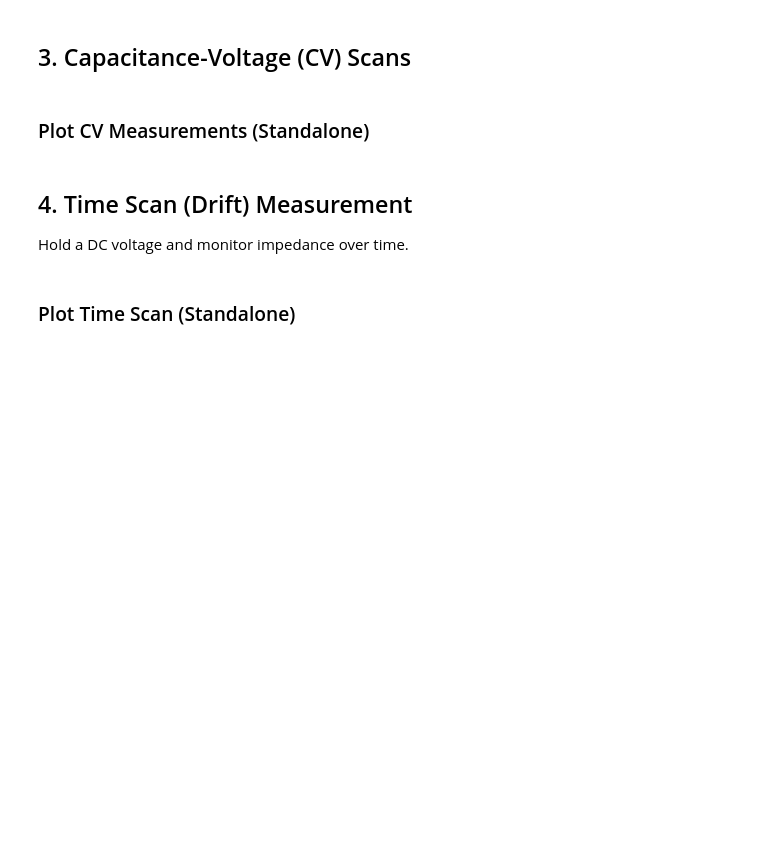
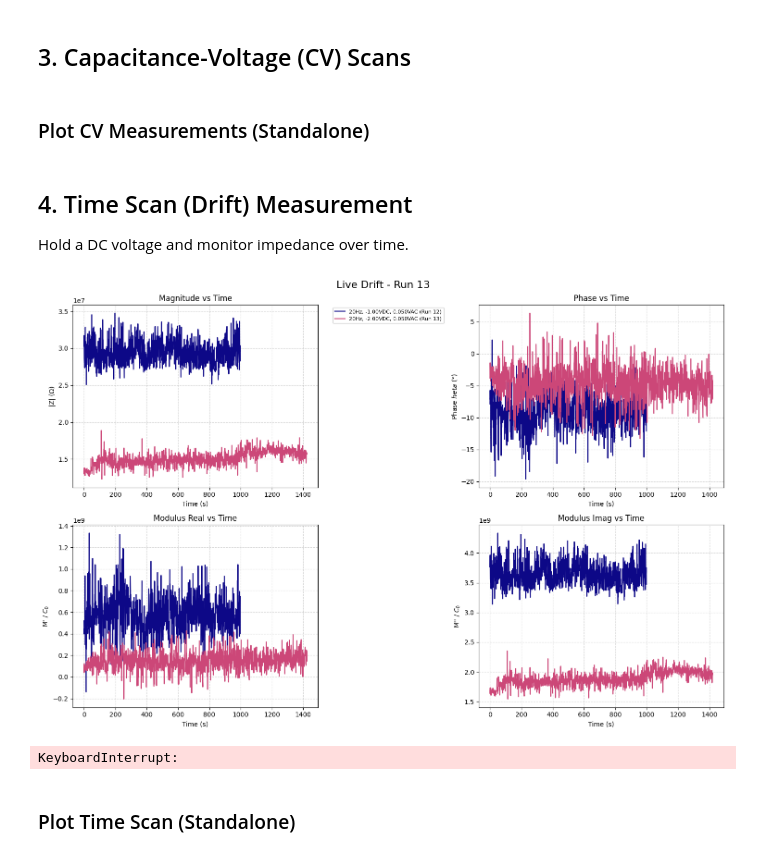
Before and after one commit to hc3413/Instrument_Control_Python, a Jupyter notebook: Jupyter Scripts/Agilent_Janis_Control.ipynb, the cells around one changed output. Drawn from its saved outputs; the diff is of its cells as text; code cells hidden in the pictures; blank space fills up the shorter version.

```diff
--- a/Jupyter Scripts/Agilent_Janis_Control.ipynb
+++ b/Jupyter Scripts/Agilent_Janis_Control.ipynb
@@ -205,30 +248,34 @@ _ = run_cv_sweep_with_live_plot(
 Hold a DC voltage and monitor impedance over time.
 # %%
 # Define parameters for Time Scan
-scan_duration = 120 # Seconds to monitor
-update_interval = 2.0 # Seconds between live plot updates
+scan_duration = 4000 # Seconds to monitor
+update_interval = 10 # Seconds between live plot updates
 
-ts_freqs = [1e4]      # Hz
+ts_freqs = [20]      # Hz
 ts_Vrms = [0.05]      # V
-ts_Vdc = [0.0]        # V
+ts_Vdc = [-2]        # V
+
 
 # Run measurement
 next_run = run_time_scan_with_live_plot(
     parent_dir=output_path,
     sweep_name="TimeScan_" + sweep_name,
     freq_points=ts_freqs,
     Vdc_points=ts_Vdc,
     Vrms_points=ts_Vrms,
     scan_duration=scan_duration,
     janis_ctrl=janis,
     lcr_ctrl=lcr,
     update_interval=update_interval,
     filename_suffix="",
     run_count_start=next_run,
     run_select=None,
     log_y_left=False,  # Z Magnitude (Linear by default here)
     log_y_right=False  # Phase
 )
+# %% [output]
+[figure, added]
+KeyboardInterrupt:
 # %% [markdown]
 ### Plot Time Scan (Standalone)
 # %%
```
Also changed, not shown: parts of 5 cells of this notebook.
